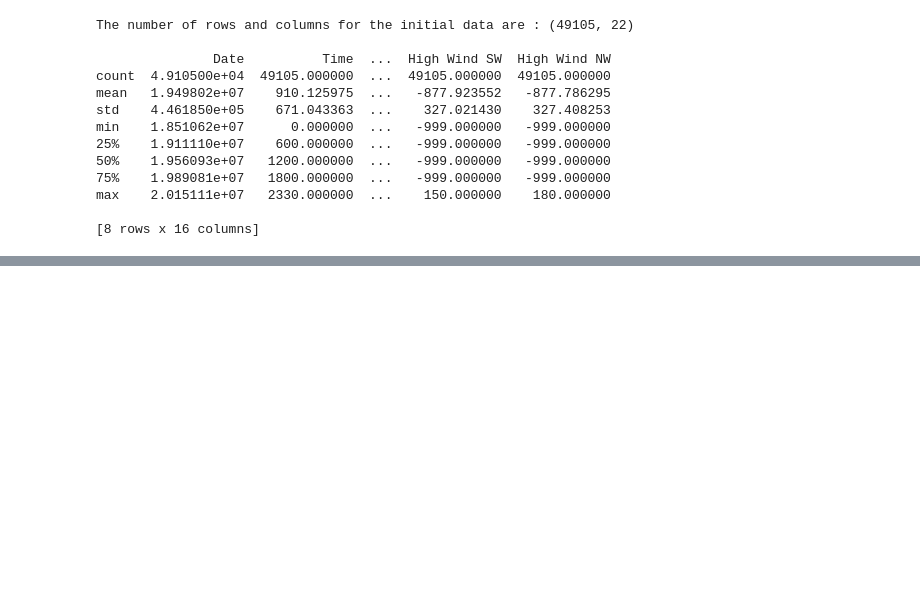
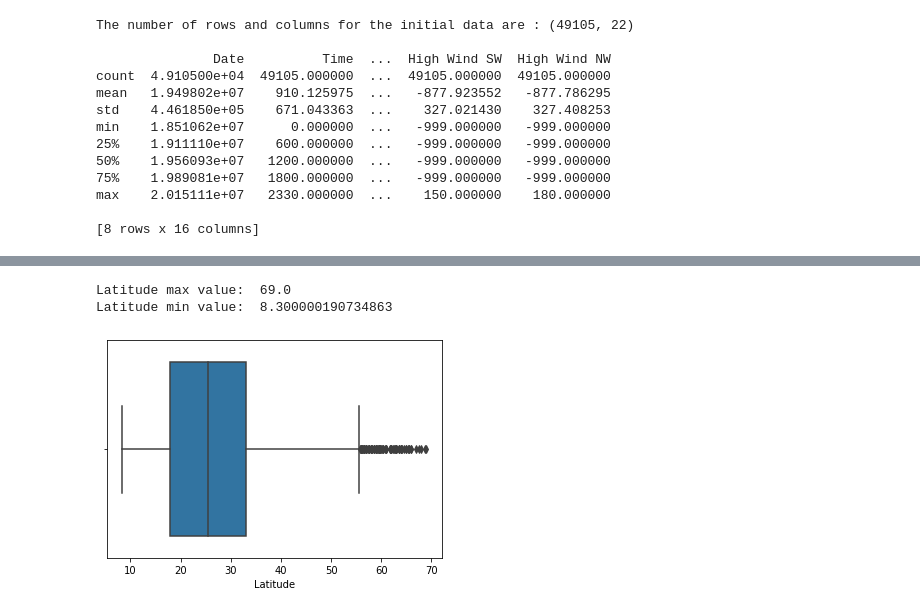
Before and after one commit to Pratichhya/Pratichhya.github.io, a Jupyter notebook: docs/documents/hurricane_dsc.ipynb, the cells around one changed output, grey strips where cells are left out. Drawn from its saved outputs; the diff is of its cells as text; code cells hidden in the pictures; blank space fills up the shorter version.

```diff
--- a/docs/documents/hurricane_dsc.ipynb
+++ b/docs/documents/hurricane_dsc.ipynb
@@ -102,0 +109,14 @@ max    2.015111e+07   2330.000000  ...    150.000000    180.000000
+# %%
+#converting all columns to string
+dataList = list(data)
+data[dataList] = data[dataList].astype(str)
+
+# converting -999 and -99 as NaN
+data = data.replace("-999" , np.NaN)
+data = data.replace ("-99" , np.NaN)
+
+#droping rows where atleast one element is missing
+data = data.dropna()
+
+#checking if any missing value is left
+check = data.isnull()
@@ -102,0 +126,23 @@ max    2.015111e+07   2330.000000  ...    150.000000    180.000000
+# %%
+#removing N, S, E, W hemisphere tags from coordinates
+data["Longitude"] = data["Longitude"].map(lambda x: x.rstrip("W"))
+data["Latitude"] = data["Latitude"].map(lambda x: x.rstrip("N"))
+data["Latitude"] = data["Latitude"].map(lambda x: x.rstrip("S"))
+data["Longitude"] = data["Longitude"].map(lambda x: x.rstrip("E"))
+# %%
+#converting datatype of lat long from string to float
+data["Latitude"]= pd.to_numeric(data["Latitude"], downcast = "float")
+data["Longitude"]= pd.to_numeric(data["Longitude"], downcast = "float")
+
+#adding "-" to longitude
+data["Longitude"] = (data["Longitude"] * -1)
+# %%
+# checking for outliers in latitude
+lat = data["Latitude"]
+sb.boxplot(x=lat)
+print("Latitude max value: ", lat.max())
+print("Latitude min value: ", lat.min())
+# %% [output]
+Latitude max value:  69.0
+Latitude min value:  8.300000190734863
+[figure, added]
```
Also changed, not shown: parts of 15 cells of this notebook.
